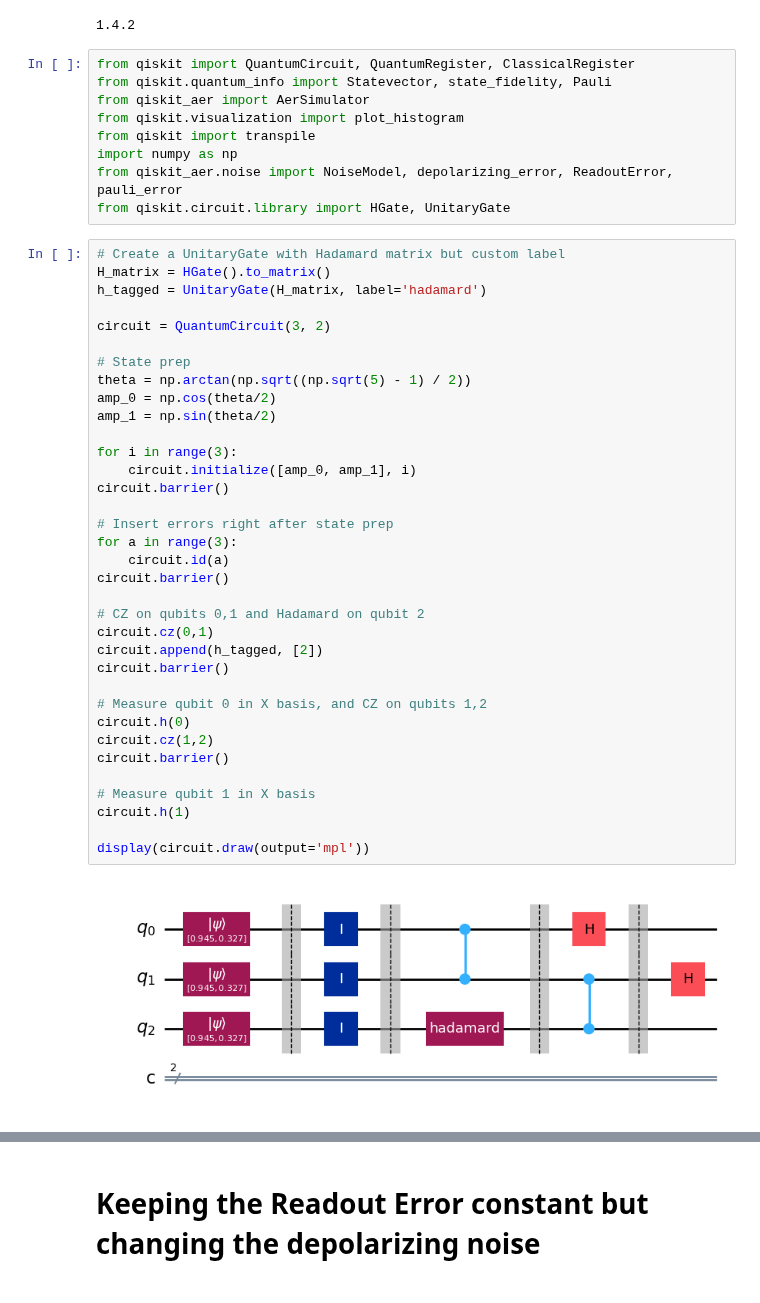
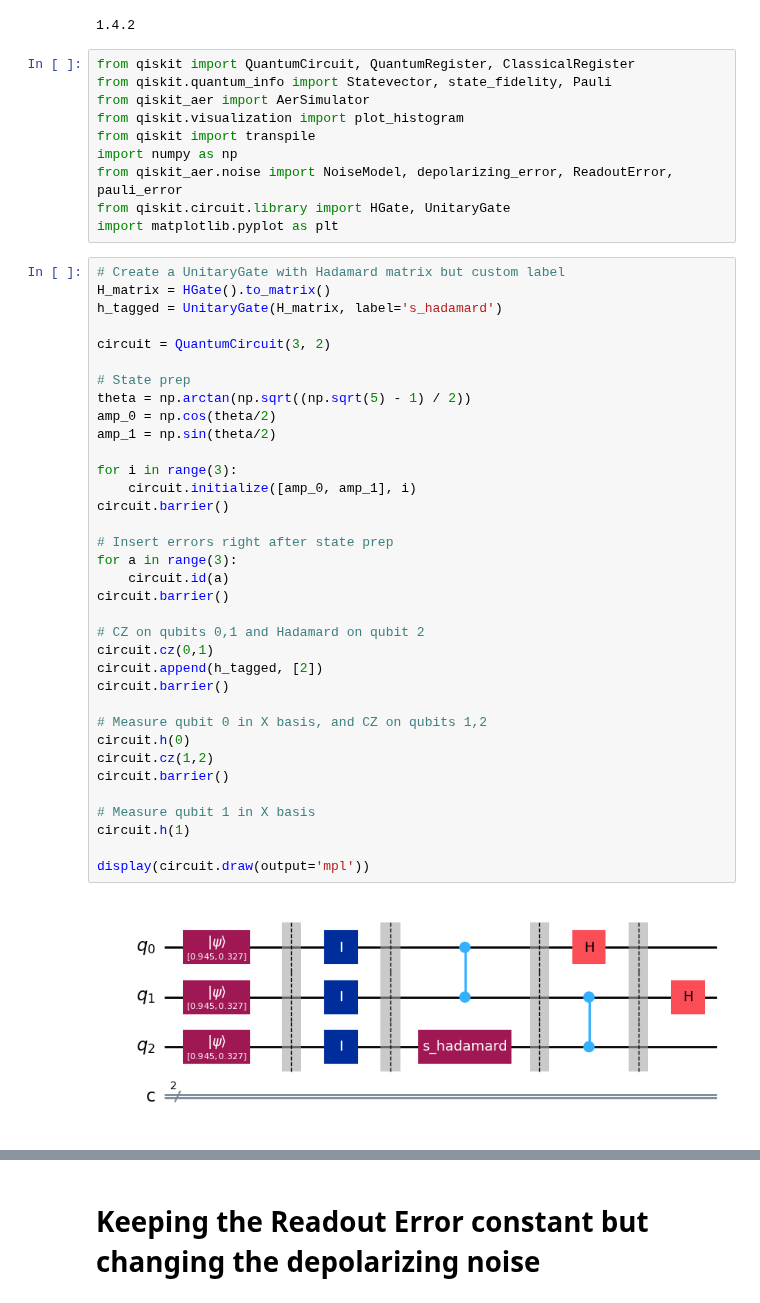
Before and after one commit to Sal7ySalt/Smallest-MSD-Protocol, a Jupyter notebook: fidelity.ipynb, the cells around one changed output, grey strips where cells are left out. Cells and saved outputs as stored; diff of their text form.

```diff
--- a/fidelity.ipynb
+++ b/fidelity.ipynb
@@ -12,43 +12,44 @@ from qiskit import transpile
 import numpy as np
 from qiskit_aer.noise import NoiseModel, depolarizing_error, ReadoutError, pauli_error
 from qiskit.circuit.library import HGate, UnitaryGate
+import matplotlib.pyplot as plt
 # %%
 # Create a UnitaryGate with Hadamard matrix but custom label
 H_matrix = HGate().to_matrix()
-h_tagged = UnitaryGate(H_matrix, label='hadamard')
+h_tagged = UnitaryGate(H_matrix, label='s_hadamard')
 
 circuit = QuantumCircuit(3, 2)
 
 # State prep
 theta = np.arctan(np.sqrt((np.sqrt(5) - 1) / 2))
 amp_0 = np.cos(theta/2)
 amp_1 = np.sin(theta/2)
 
 for i in range(3):
     circuit.initialize([amp_0, amp_1], i)
 circuit.barrier()
 
 # Insert errors right after state prep
 for a in range(3):
     circuit.id(a)
 circuit.barrier()
 
 # CZ on qubits 0,1 and Hadamard on qubit 2
 circuit.cz(0,1)
 circuit.append(h_tagged, [2])
 circuit.barrier()
 
 # Measure qubit 0 in X basis, and CZ on qubits 1,2
 circuit.h(0)
 circuit.cz(1,2)
 circuit.barrier()
 
 # Measure qubit 1 in X basis
 circuit.h(1)
 
 display(circuit.draw(output='mpl'))
 # %% [output]
-[figure, old version]
+[figure, new version]
 # %%
 noise_model = NoiseModel()
 
```
Also changed, not shown: parts of 44 cells of this notebook.
